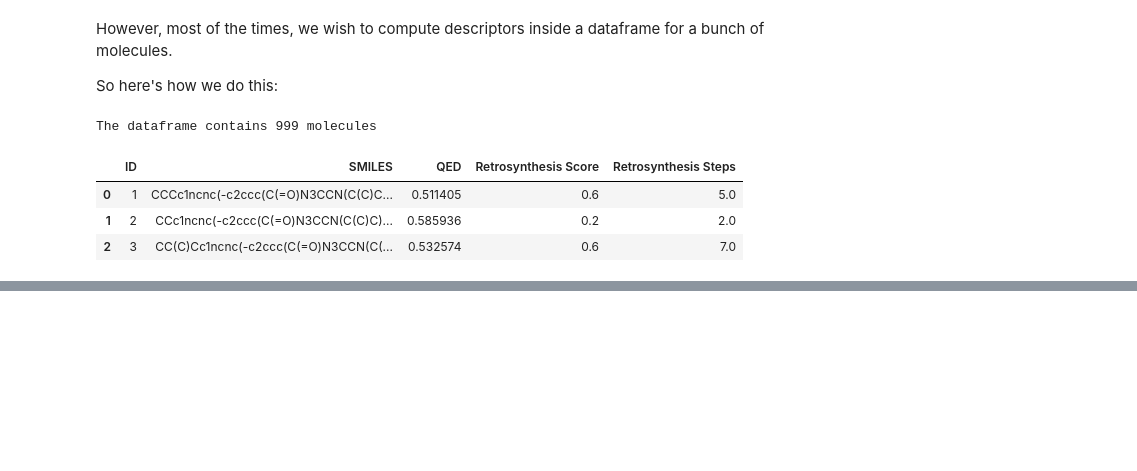
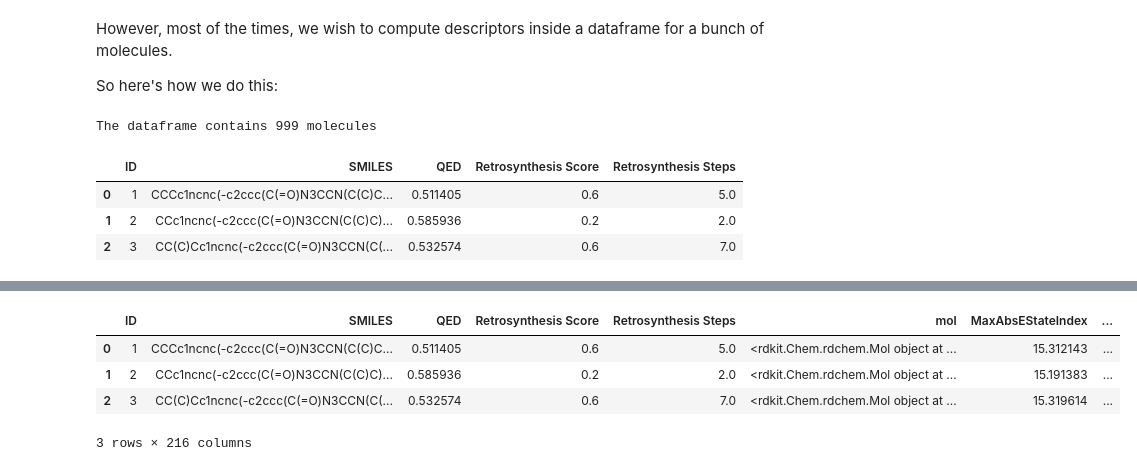
Before and after one commit to ganesh7shahane/useful_cheminformatics, a Jupyter notebook: 1_VisualiseAndComputeDescriptors.ipynb, the cells around one changed output, grey strips where cells are left out. Saved outputs shown, nothing was run; the diff lists cells and outputs as text; code cells hidden in the pictures; blank space fills up the shorter version.

```diff
--- a/1_VisualiseAndComputeDescriptors.ipynb
+++ b/1_VisualiseAndComputeDescriptors.ipynb
@@ -84,0 +112,10 @@ The dataframe contains 999 molecules
+# %%
+all_df = pd.concat([data, df], axis=1)
+# %%
+all_df.head(3)
+# %% [output]
+|  | ID | SMILES | QED | Retrosynthesis Score | Retrosynthesis Steps | mol | MaxAbsEStateIndex | ... |
+| 0 | 1 | CCCc1ncnc(-c2ccc(C(=O)N3CCN(C(C)C... | 0.511405 | 0.6 | 5.0 | <rdkit.Chem.rdchem.Mol object at ... | 15.312143 | ... |
+| 1 | 2 | CCc1ncnc(-c2ccc(C(=O)N3CCN(C(C)C)... | 0.585936 | 0.2 | 2.0 | <rdkit.Chem.rdchem.Mol object at ... | 15.191383 | ... |
+| 2 | 3 | CC(C)Cc1ncnc(-c2ccc(C(=O)N3CCN(C(... | 0.532574 | 0.6 | 7.0 | <rdkit.Chem.rdchem.Mol object at ... | 15.319614 | ... |
+3 rows × 216 columns
```
Also changed, not shown: parts of 4 cells of this notebook.
